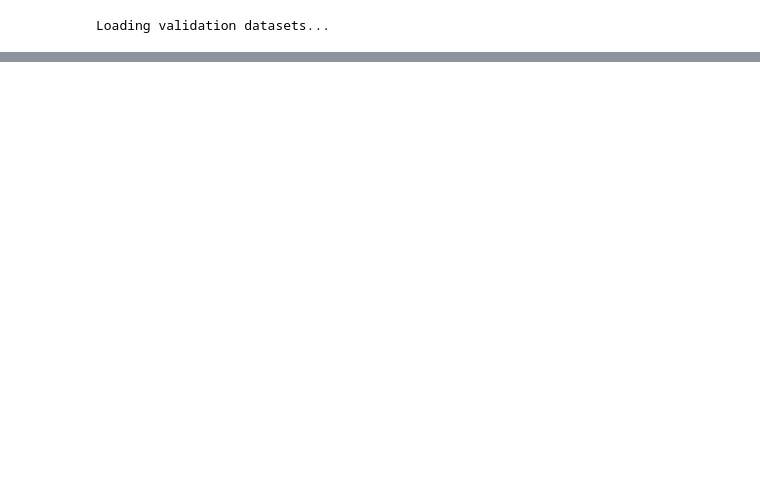
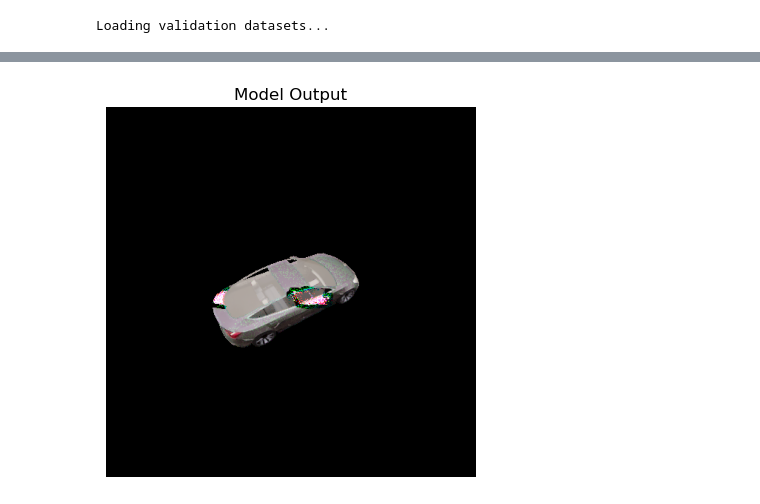
Before and after one commit to Adarash99/camouflage, a Jupyter notebook: mask_tests.ipynb, the cells around one changed output, grey strips where cells are left out. Saved outputs shown, nothing was run; the diff lists cells and outputs as text; code cells hidden in the pictures; blank space fills up the shorter version.

Commit message:
masks integration tests

```diff
--- a/mask_tests.ipynb
+++ b/mask_tests.ipynb
@@ -97,16 +211,21 @@ plt.show()
 # %%
-# Load a Keras model (replace 'model_path' with your actual model file)
-model = tf.keras.models.load_model('models/k3_12epch_wo_custom_loss_model.h5')
+def predict_and_display(model, ref, tex, cross_ref):
+    outputs = model.predict([ref, tex])
 
-# Prepare two inputs for prediction (example: val_x_ref[0] and val_eta_exp[0])
+    # Compute intersection (where rendered and reference are nearly equal)
+    intersection_mask = np.isclose(cross_ref, ref, atol=1e-2)
+
+    # Overlay: only keep intersecting pixels in prediction
+    overlay_preds = np.where(intersection_mask, ref, outputs[0])
+
+    plt.imshow(overlay_preds[0])
+    plt.axis('off')
+    plt.title('Model Output')
+    plt.show()
+
+
+model = keras.models.load_model('models/k3_12epch_wo_custom_loss_model.h5', compile=False)
+
 input1 = np.expand_dims(val_x_ref[65], axis=0)  # shape: (1, 500, 500, 3)
 input2 = np.expand_dims(texture_mask, axis=0)  # shape: (1, 500, 500, 3)
-
-# Predict using the model
-outputs = model.predict([input1, input2])
-
-# Visualise the output (assuming output shape is (1, 500, 500, 3))
-plt.imshow(outputs[0])  # Display the first output
-plt.axis('off')
-plt.title('Model Output')
-plt.show()
+cross_ref = np.expand_dims(val_x_ren[65], axis=0)  # shape: (1, 500, 500, 3)
@@ -115,0 +232,3 @@ plt.show()
+# %%
+predict_and_display(model, input1, input2, cross_ref)
+# %% [output]
@@ -115,0 +236 @@ plt.show()
+[figure, added]
```
Also changed, not shown: parts of 14 cells of this notebook, 4 other files.
